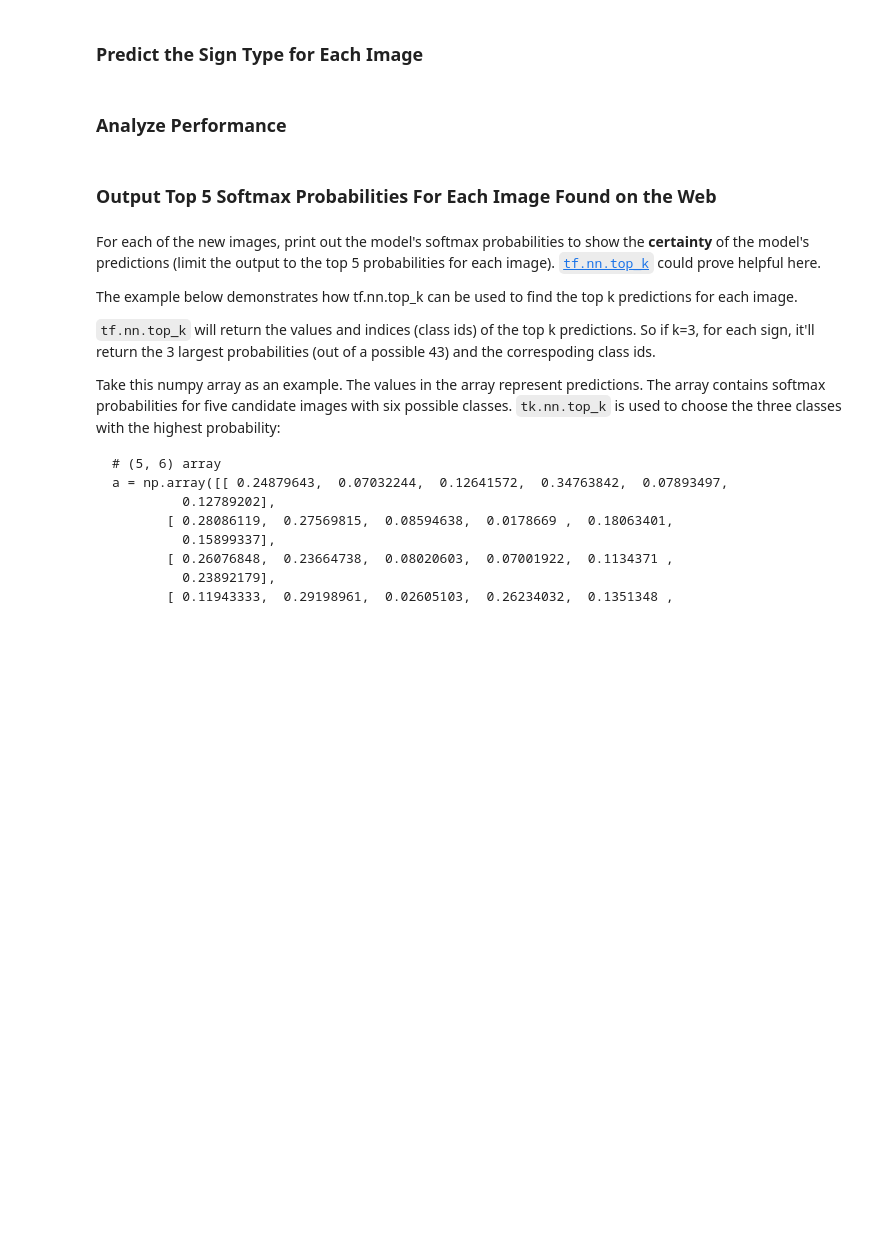
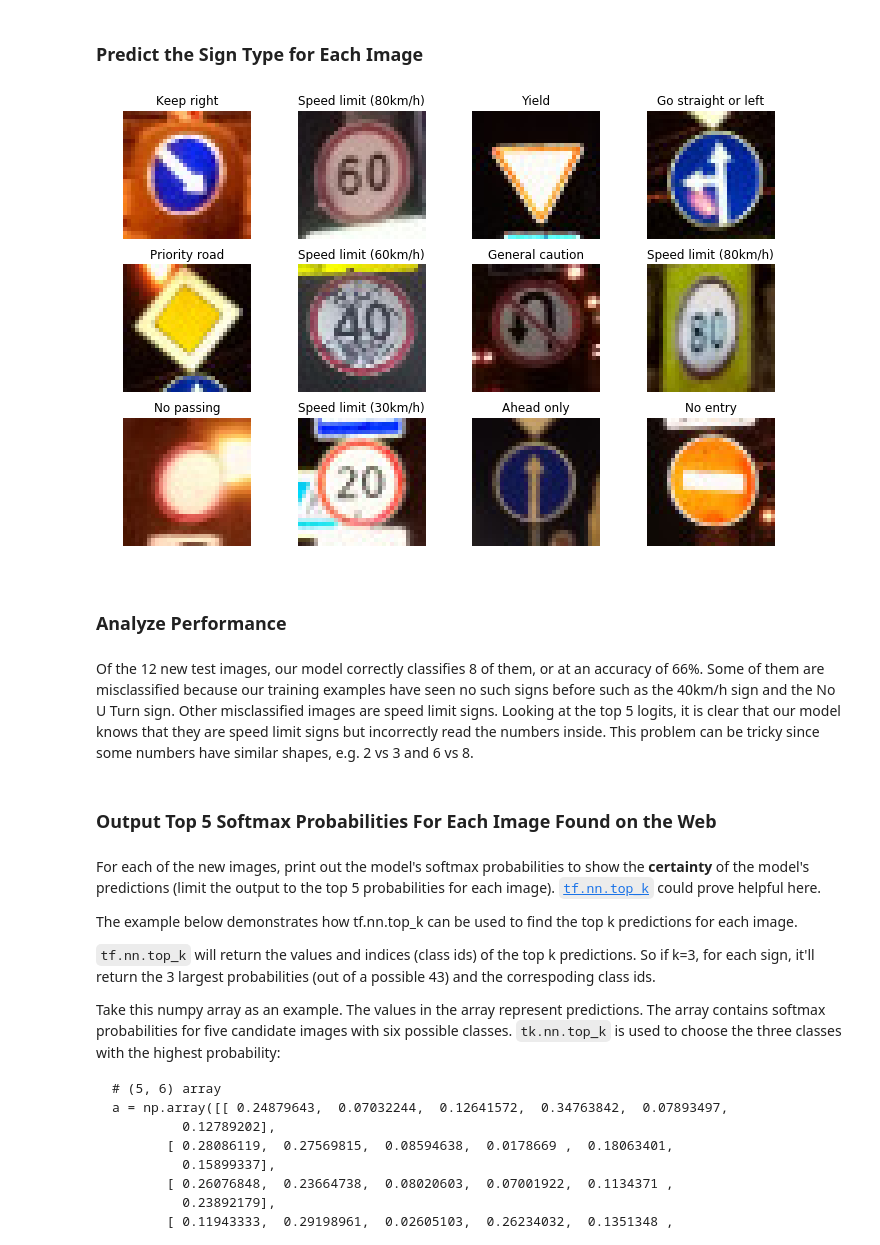
Before and after one commit to psuteparuk/CarND-Traffic-Sign-Classifier-Project, a Jupyter notebook: Traffic_Sign_Classifier.ipynb, the cells around one changed output. Drawn from its saved outputs; the diff is of its cells as text; code cells hidden in the pictures; blank space fills up the shorter version.

```diff
--- a/Traffic_Sign_Classifier.ipynb
+++ b/Traffic_Sign_Classifier.ipynb
@@ -495,12 +642,30 @@ with open('signnames.csv', mode='rb') as file:
 # %%
 ### Run the predictions here and use the model to output the prediction for each image.
 ### Make sure to pre-process the images with the same pre-processing pipeline used earlier.
 ### Feel free to use as many code cells as needed.
+
+new_test_images = np.array([pre_process_image(image) for image in test_images])
+
+with tf.Session() as sess:
+    saver.restore(sess, tf.train.latest_checkpoint('.'))
+    pred_signs = sess.run(tf.argmax(logits, 1), feed_dict={x: new_test_images, keep_prob1: 1.0, keep_prob2: 1.0})
+
+plt.figure(figsize=(12, 8))
+for i in range(12):
+    plt.subplot(3, 4, i+1)
+    plt.imshow(test_images[i])
+    plt.title(sign_names[pred_signs[i]])
+    plt.axis('off')
+plt.show()
+# %% [output]
+[figure, added]
 # %% [markdown]
 ### Analyze Performance
 # %%
 ### Calculate the accuracy for these 5 new images.
 ### For example, if the model predicted 1 out of 5 signs correctly, it's 20% accurate on these new images.
+# %% [markdown]
+Of the 12 new test images, our model correctly classifies 8 of them, or at an accuracy of 66%. Some of them are misclassified because our training examples have seen no such signs before such as the 40km/h sign and the No U Turn sign. Other misclassified images are speed limit signs. Looking at the top 5 logits, it is clear that our model knows that they are speed limit signs but incorrectly read the numbers inside. This problem can be tricky since some numbers have similar shapes, e.g. 2 vs 3 and 6 vs 8.
 # %% [markdown]
 ### Output Top 5 Softmax Probabilities For Each Image Found on the Web
 # %% [markdown]
```
Also changed, not shown: parts of 17 cells of this notebook, 12 other files.
